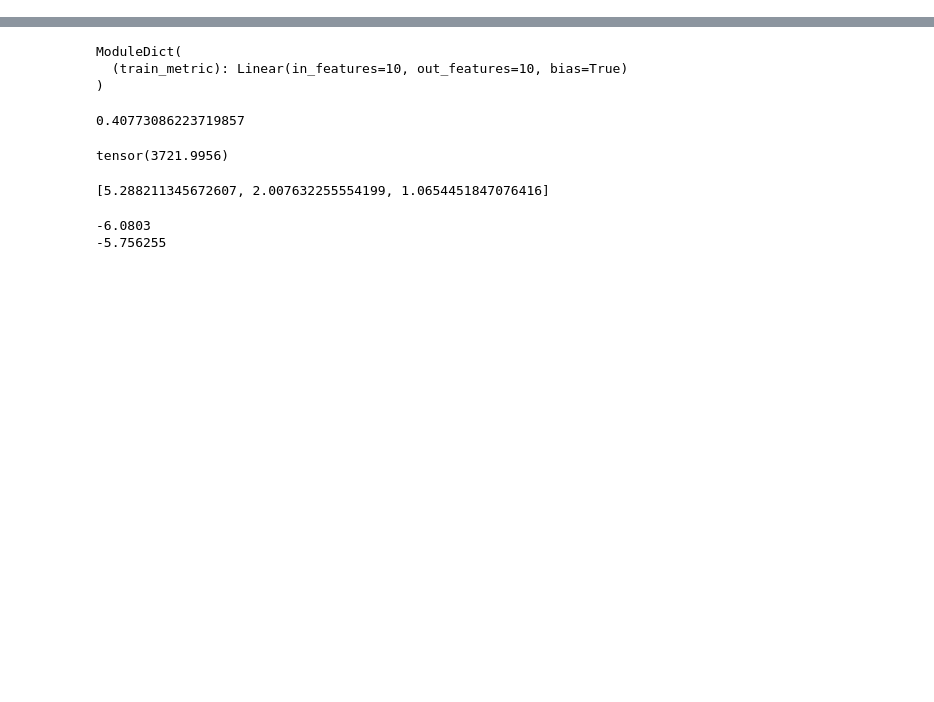
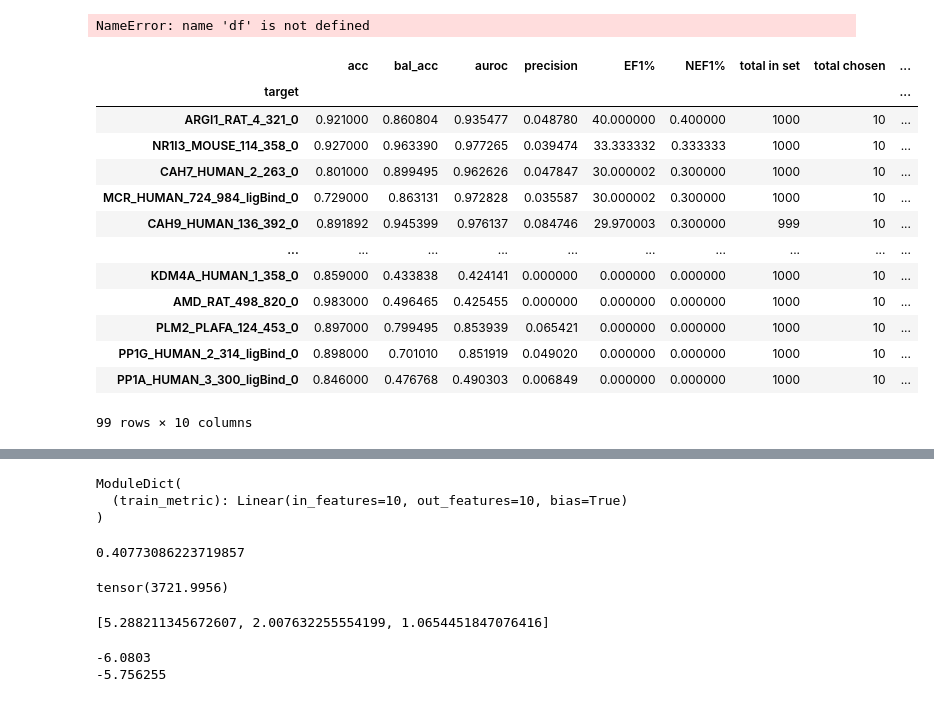
Before and after one commit to molecularmodelinglab/plantain, a Jupyter notebook: notebooks/playground.ipynb, the cells around one changed output, grey strips where cells are left out. Saved outputs shown, nothing was run; the diff lists cells and outputs as text; code cells hidden in the pictures; blank space fills up the shorter version.

```diff
--- a/notebooks/playground.ipynb
+++ b/notebooks/playground.ipynb
@@ -30,0 +82,4 @@ in_node = Input(loader.get_type_data())
+# %%
+df = df.sort_values(by="EF1%", ascending=False)
+# %% [output]
+NameError: name 'df' is not defined
@@ -30,0 +94,17 @@ in_node = Input(loader.get_type_data())
+# %%
+sorted_df.query("`total actives in set` > 1")
+# %% [output]
+|  | acc | bal_acc | auroc | precision | EF1% | NEF1% | total in set | total chosen | ... |
+| target |  |  |  |  |  |  |  |  | ... |
+| ARGI1_RAT_4_321_0 | 0.921000 | 0.860804 | 0.935477 | 0.048780 | 40.000000 | 0.400000 | 1000 | 10 | ... |
+| NR1I3_MOUSE_114_358_0 | 0.927000 | 0.963390 | 0.977265 | 0.039474 | 33.333332 | 0.333333 | 1000 | 10 | ... |
+| CAH7_HUMAN_2_263_0 | 0.801000 | 0.899495 | 0.962626 | 0.047847 | 30.000002 | 0.300000 | 1000 | 10 | ... |
+| MCR_HUMAN_724_984_ligBind_0 | 0.729000 | 0.863131 | 0.972828 | 0.035587 | 30.000002 | 0.300000 | 1000 | 10 | ... |
+| CAH9_HUMAN_136_392_0 | 0.891892 | 0.945399 | 0.976137 | 0.084746 | 29.970003 | 0.300000 | 999 | 10 | ... |
+| ... | ... | ... | ... | ... | ... | ... | ... | ... | ... |
+| KDM4A_HUMAN_1_358_0 | 0.859000 | 0.433838 | 0.424141 | 0.000000 | 0.000000 | 0.000000 | 1000 | 10 | ... |
+| AMD_RAT_498_820_0 | 0.983000 | 0.496465 | 0.425455 | 0.000000 | 0.000000 | 0.000000 | 1000 | 10 | ... |
+| PLM2_PLAFA_124_453_0 | 0.897000 | 0.799495 | 0.853939 | 0.065421 | 0.000000 | 0.000000 | 1000 | 10 | ... |
+| PP1G_HUMAN_2_314_ligBind_0 | 0.898000 | 0.701010 | 0.851919 | 0.049020 | 0.000000 | 0.000000 | 1000 | 10 | ... |
+| PP1A_HUMAN_3_300_ligBind_0 | 0.846000 | 0.476768 | 0.490303 | 0.006849 | 0.000000 | 0.000000 | 1000 | 10 | ... |
+99 rows × 10 columns
```
Also changed, not shown: parts of 35 cells of this notebook, 26 other files.
